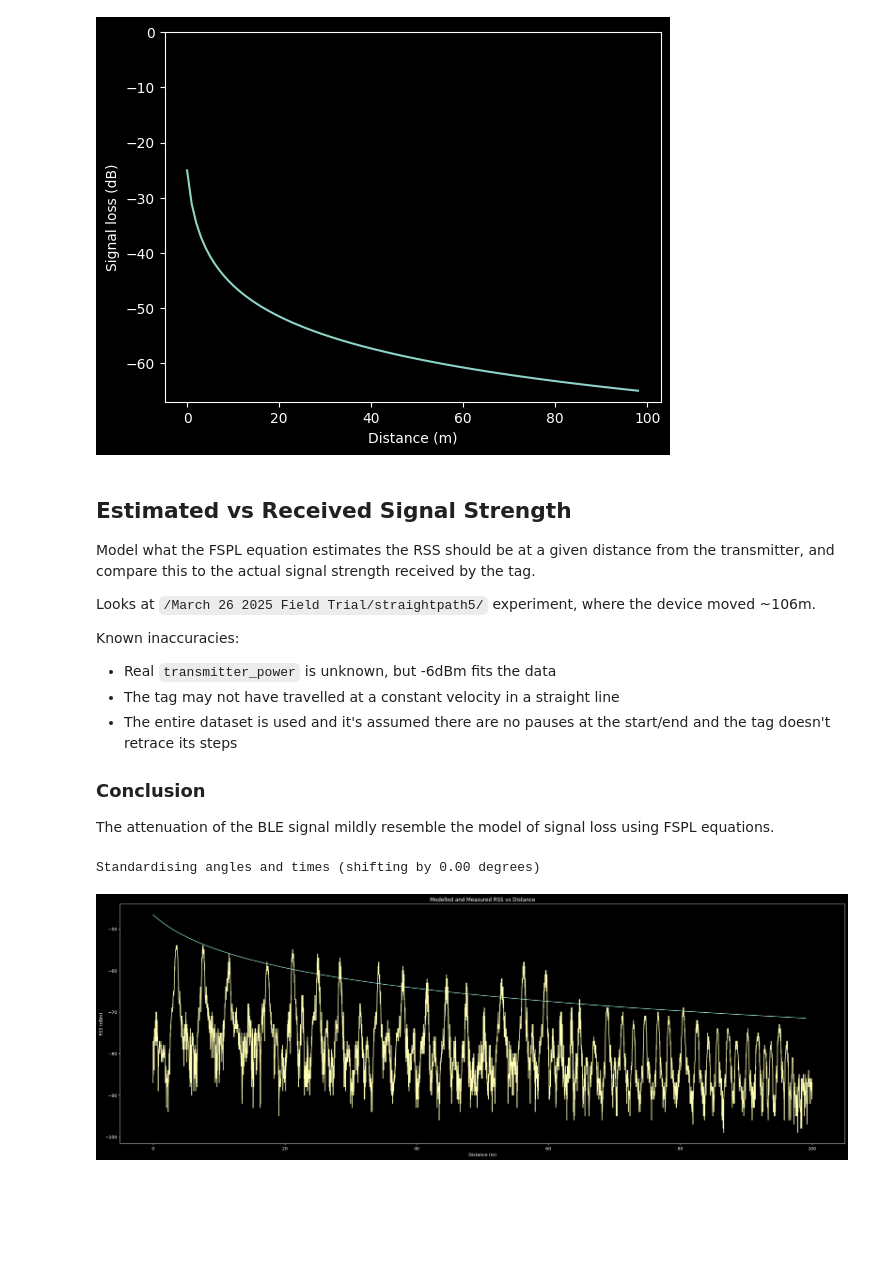
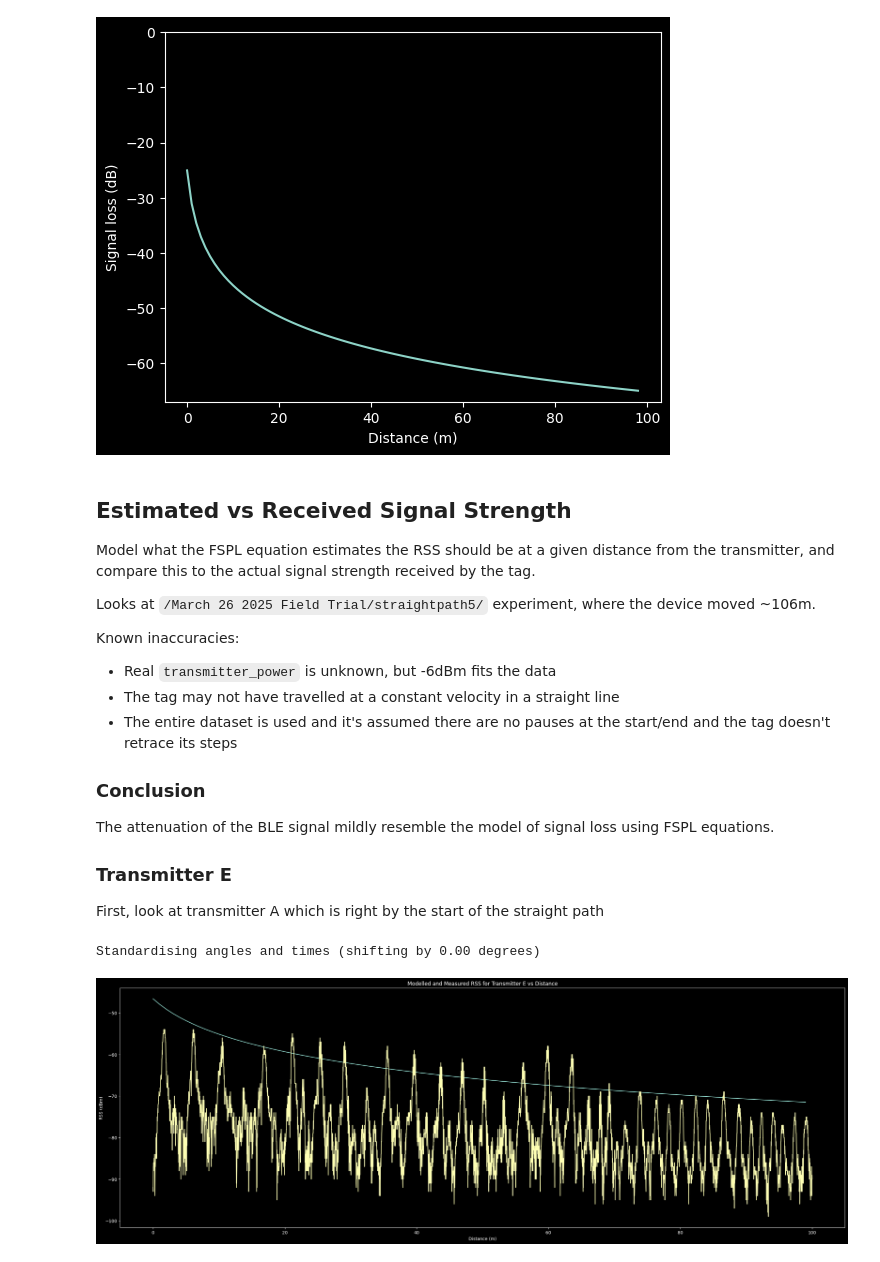
Before and after one commit to SheffieldMLtracking/BLEanalysis, a Jupyter notebook: jupyter/Finley/FSPL.ipynb, the cells around one changed output. Drawn from its saved outputs; the diff is of its cells as text; code cells hidden in the pictures; blank space fills up the shorter version.

```diff
--- a/jupyter/Finley/FSPL.ipynb
+++ b/jupyter/Finley/FSPL.ipynb
@@ -50,32 +53,36 @@ Known inaccuracies:
 ### Conclusion
 
 The attenuation of the BLE signal mildly resemble the model of signal loss using FSPL equations.
+
+### Transmitter E
+
+First, look at transmitter A which is right by the start of the straight path
 # %%
 from BLEanalysis.signals import Signals
 import numpy as np
 
 transmitter_power = -6 # dBm
 dist_travelled = 100 # m
-num_data_points = 5400
+num_data_points = 5000
 
 # generate the model received signal strength
 model_points = []
 
 for x in range (6, dist_travelled + 6, 1):
     model_points.append(-1 * signal_loss(x) + transmitter_power)
 
 # plot actual RSS from the tag
-straight5_data = Signals("../../bluetooth_experiments/March 26 2025 Field Trial/straightpath5/straightpath5noperson.log", ['e'],filetype='log',angleOffset=0).data[:num_data_points,0]
-tag_x = np.linspace(0, dist_travelled, num_data_points)
+straight5_data = Signals("../../bluetooth_experiments/March 26 2025 Field Trial/straightpath5/straightpath5noperson.log", ['e'],filetype='log',angleOffset=0).data[110:num_data_points,0]
+tag_x = np.linspace(0, dist_travelled, num_data_points - 110)
 
 # draw the graphs
 plt.figure(figsize=(30,10))
 plt.plot(model_points)
 plt.plot(tag_x, straight5_data)
 plt.ylabel("RSS (dBm)")
 plt.xlabel("Distance (m)")
-plt.title("Modelled and Measured RSS vs Distance")
+plt.title("Modelled and Measured RSS for Transmitter E vs Distance")
 plt.show()
 # %% [output]
 Standardising angles and times (shifting by 0.00 degrees)
-[figure, old version]
+[figure, new version]
```
Also changed, not shown: parts of 5 cells of this notebook.
